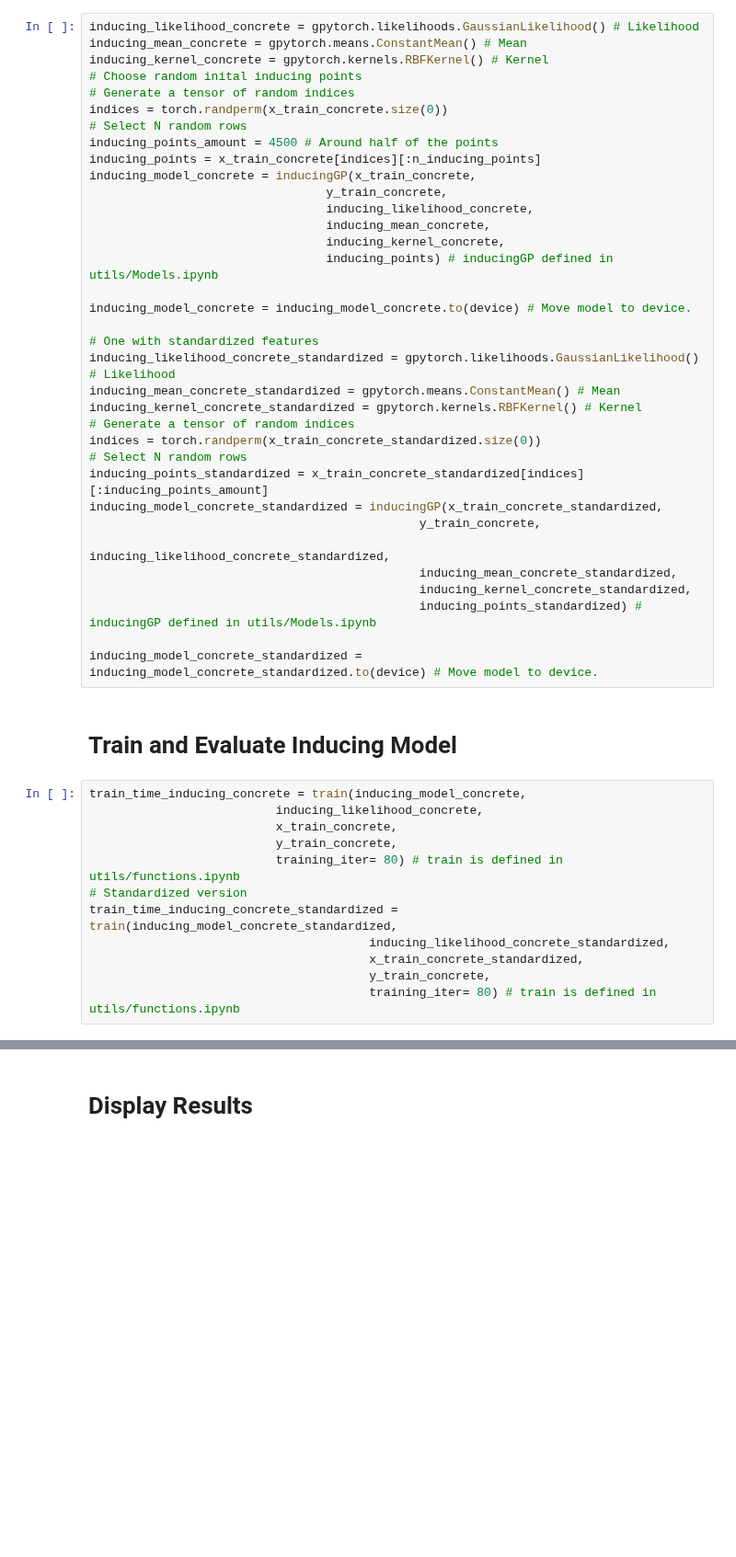
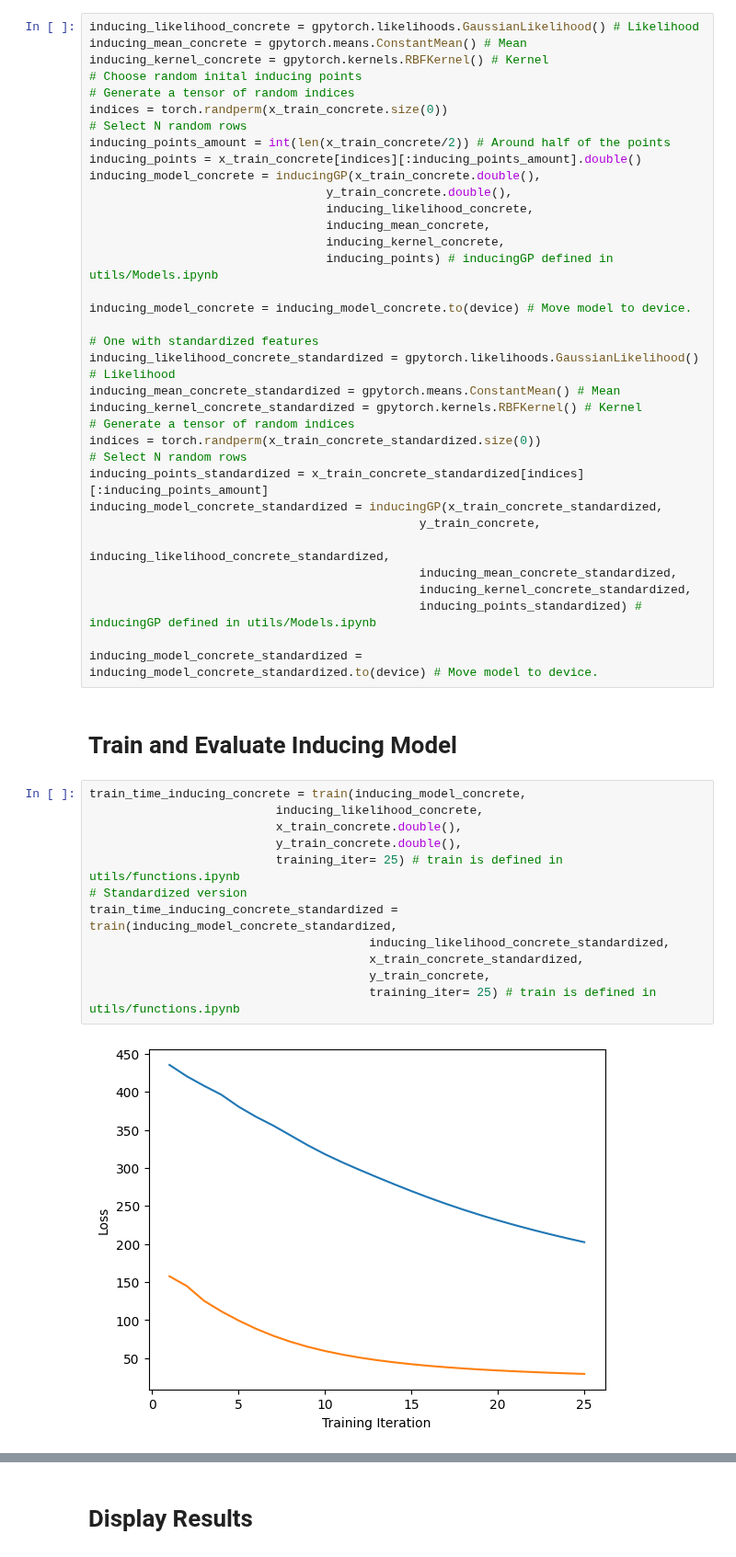
Before and after one commit to Sabelz/Master_Thesis_Alexander, a Jupyter notebook: GPs/ConcreteGPs.ipynb, the cells around one changed output, grey strips where cells are left out. Shown at 92% size. Cells and saved outputs as stored; diff of their text form; blank space fills up the shorter version.

```diff
--- a/GPs/ConcreteGPs.ipynb
+++ b/GPs/ConcreteGPs.ipynb
@@ -256,10 +276,10 @@ inducing_kernel_concrete = gpytorch.kernels.RBFKernel() # Kernel
 # Generate a tensor of random indices
 indices = torch.randperm(x_train_concrete.size(0))
 # Select N random rows
-inducing_points_amount = 4500 # Around half of the points
-inducing_points = x_train_concrete[indices][:n_inducing_points]
-inducing_model_concrete = inducingGP(x_train_concrete,
-                                 y_train_concrete,
+inducing_points_amount = int(len(x_train_concrete/2)) # Around half of the points
+inducing_points = x_train_concrete[indices][:inducing_points_amount].double()
+inducing_model_concrete = inducingGP(x_train_concrete.double(),
+                                 y_train_concrete.double(),
                                  inducing_likelihood_concrete,
                                  inducing_mean_concrete,
                                  inducing_kernel_concrete,
@@ -288,15 +308,17 @@ inducing_model_concrete_standardized = inducing_model_concrete_standardized.to(d
 # %%
 train_time_inducing_concrete = train(inducing_model_concrete,
                           inducing_likelihood_concrete,
-                          x_train_concrete,
-                          y_train_concrete,
-                          training_iter= 80) # train is defined in utils/functions.ipynb
+                          x_train_concrete.double(),
+                          y_train_concrete.double(),
+                          training_iter= 25) # train is defined in utils/functions.ipynb
 # Standardized version
 train_time_inducing_concrete_standardized = train(inducing_model_concrete_standardized,
                                        inducing_likelihood_concrete_standardized,
                                        x_train_concrete_standardized,
                                        y_train_concrete,
-                                       training_iter= 80) # train is defined in utils/functions.ipynb
+                                       training_iter= 25) # train is defined in utils/functions.ipynb
+# %% [output]
+[figure, added]
 # %%
 with torch.no_grad(), gpytorch.settings.fast_pred_var():
   predictions_inducing_concrete = predict(inducing_model_concrete, inducing_likelihood_concrete,
```
Also changed, not shown: parts of 27 cells of this notebook.
